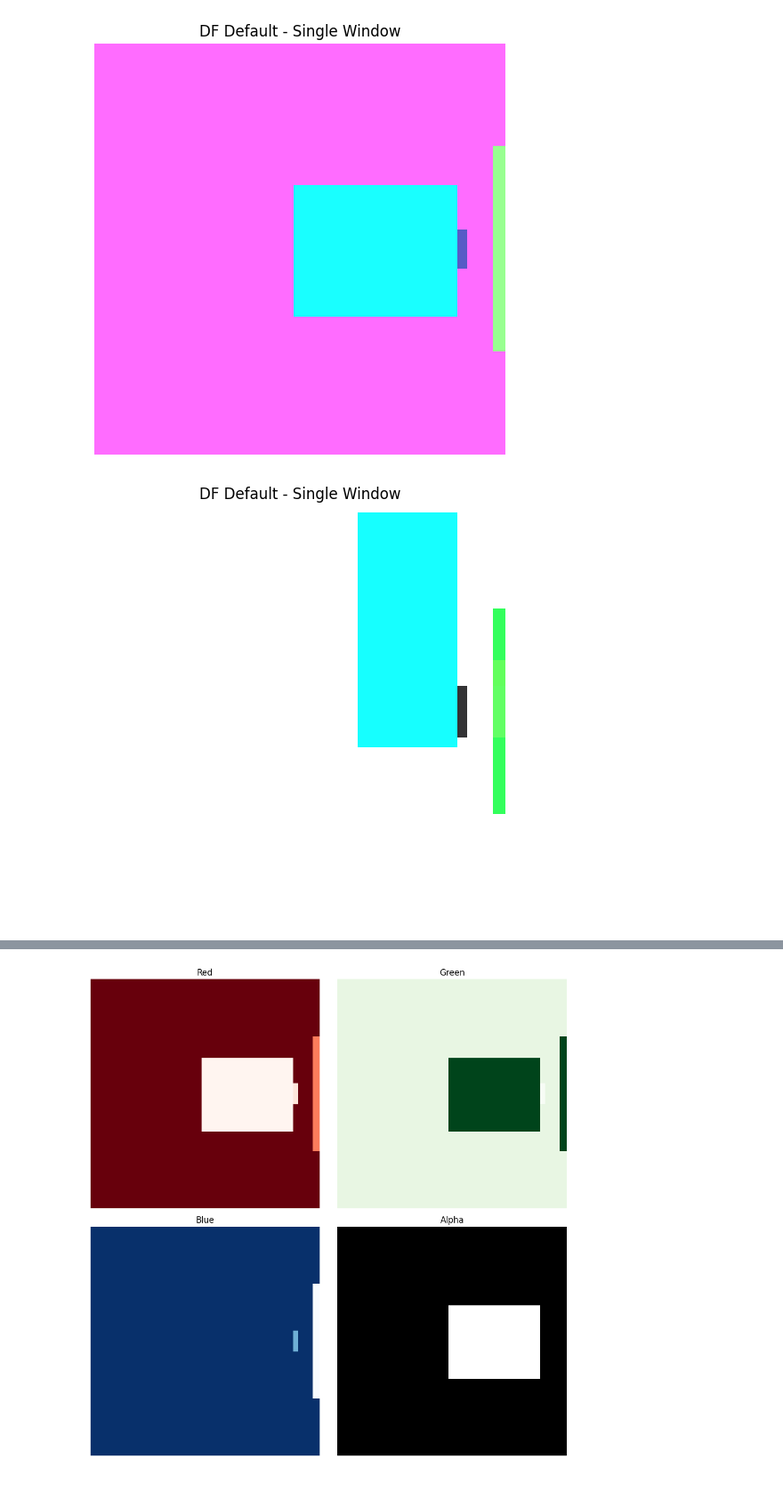
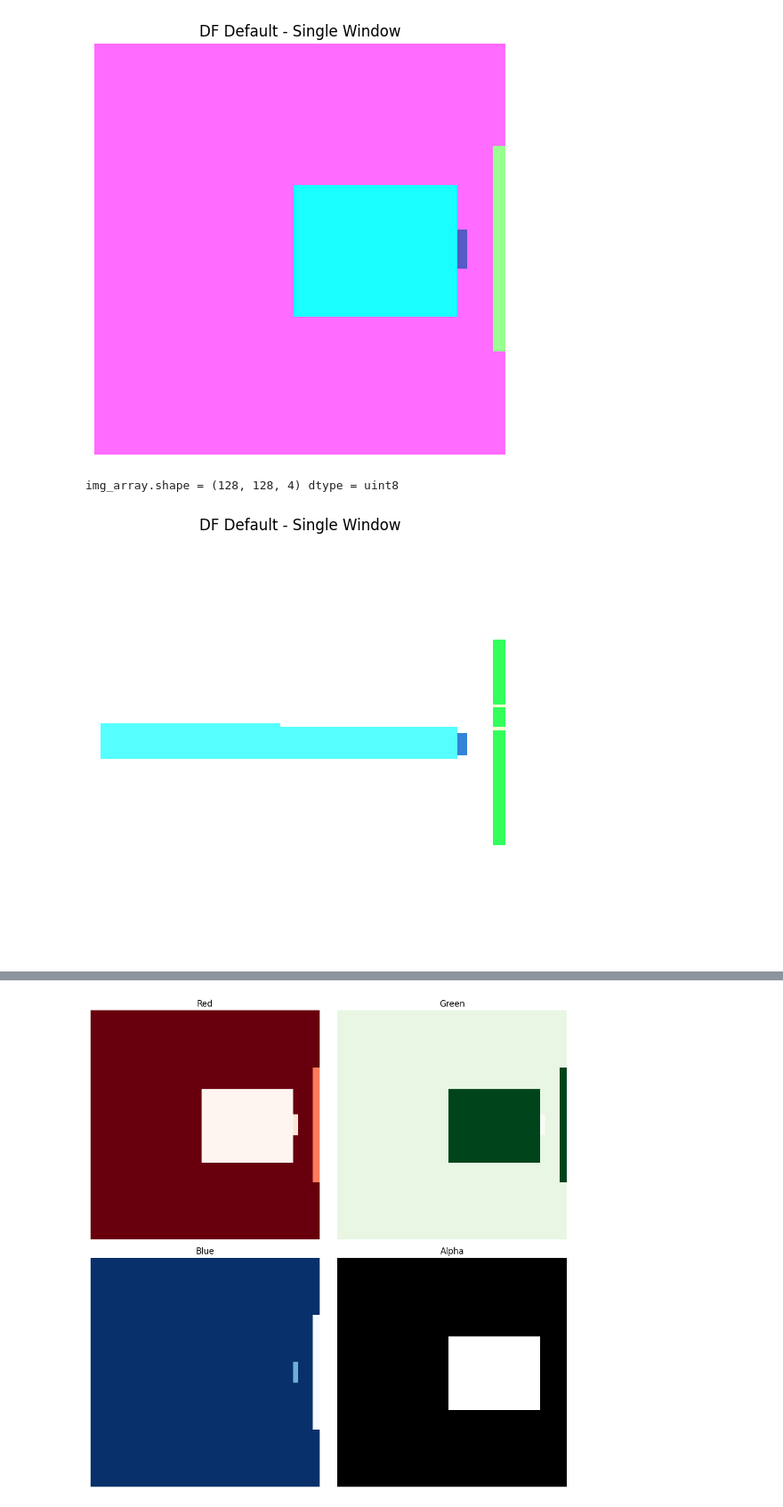
Before and after one commit to upskiller-xyz/server_encoder, a Jupyter notebook: example/demo.ipynb, the cells around one changed output, grey strips where cells are left out. Shown at 89% size. Saved outputs shown, nothing was run; the diff lists cells and outputs as text; code cells hidden in the pictures.

Commit message:
feat: add rotation for different angles

```diff
--- a/example/demo.ipynb
+++ b/example/demo.ipynb
@@ -45,40 +45,46 @@ else:
     print(f"❌ Error: {response.status_code}")
 # %% [output]
 [figure]
+# %%
+oa = [0] * 64
+oa[20] = 90
+oa[27] = 90
 # %%
+# [[50, 50], [55, 39],[55, 32],[50, 32],[50, 39], [49, 39], [49, 50]],
 obstruction_request = {
-            "model_type": "df_default",
+            "model_type": "df_default_2.0.1",
             "parameters": {
-                "height_roof_over_floor": 2.7,
-                "floor_height_above_terrain": 17.1,
-                "room_polygon": [[0, 2], [0, -7], [-3, -7], [-3, 2]],
+                "height_roof_over_floor": 10, #
+                "floor_height_above_terrain": 18.1, #
+                "room_polygon": [[50, 50], [50, 39], [49, 39], [49, 50]],
                 "windows": {
                     "test_window": {
-                        "x1": 0, "y1": 0.2, "z1": 18,
-                        "x2": 0, "y2": 1.8, "z2": 19.2,
-                        "window_frame_ratio": 1,
-                        "direction_angle": 3.14,
-                        "obstruction_angle_horizon": [0,0,21,21,21,0,0,0],
-                        "obstruction_angle_zenith": [0,0,0,5,5,0,0,0]
+                        "x1": 49.1, "y1": 50, "z1": 18,
+                        "x2": 49.8, "y2": 50, "z2": 19.2,
+                        "window_frame_ratio": 0.6, #
+                        "direction_angle": 1.57,
+                        "obstruction_angle_horizon": oa,
+                        "obstruction_angle_zenith": oa
                     }
                 }
             },
             # "mesh": r["mesh"][:18]
         }
 
 response = requests.post(f"{SERVER_URL}/encode", json=obstruction_request)
 
 if response.status_code == 200:
     Path("encoded_df_default.png").write_bytes(response.content)
     img = Image.open(io.BytesIO(response.content))
     img_array = np.array(img)
     print("img_array.shape =", img_array.shape, "dtype =", img_array.dtype)
     plt.figure(figsize=(6, 6))
     plt.imshow(img)
     plt.title("DF Default - Single Window")
     plt.axis('off')
     plt.show()
 else:
     print(f"❌ Error: {response.status_code}")
 # %% [output]
+img_array.shape = (128, 128, 4) dtype = uint8
-[figure, old version]
+[figure, new version]
```
Also changed, not shown: parts of 3 cells of this notebook, 6 other files.
